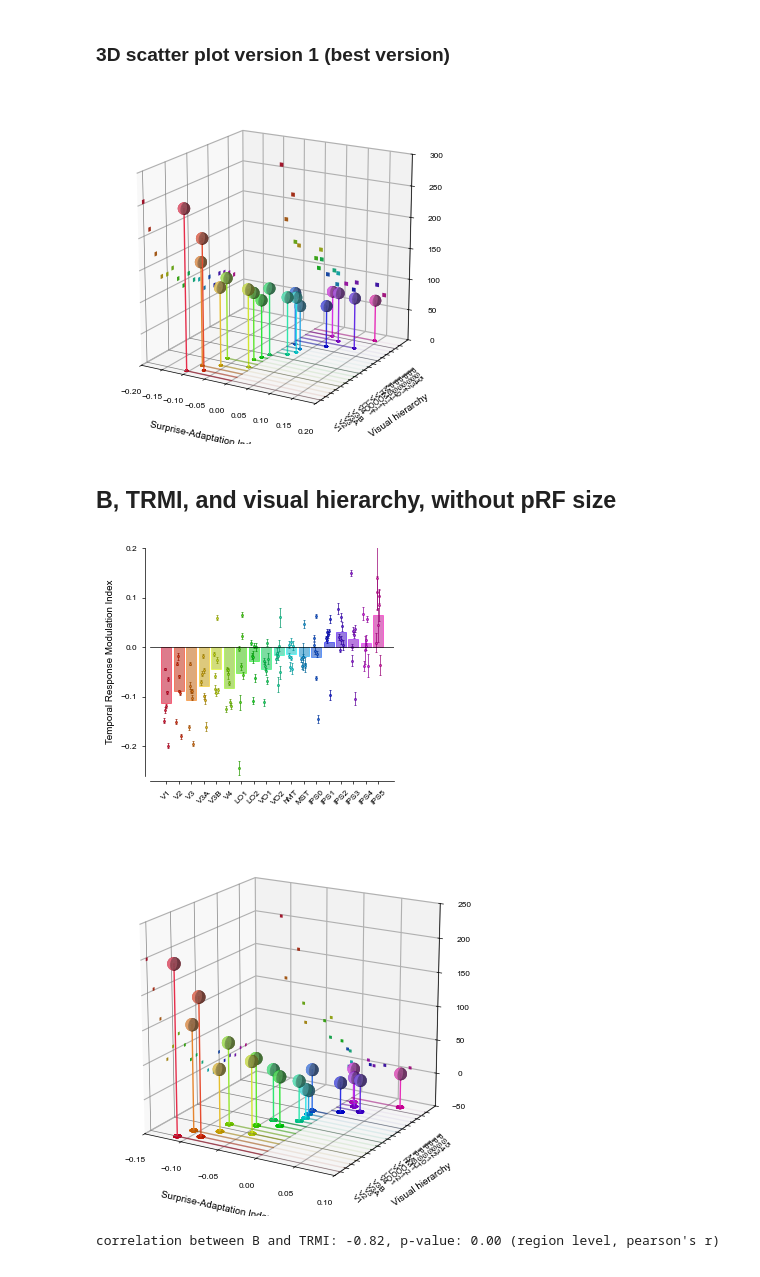
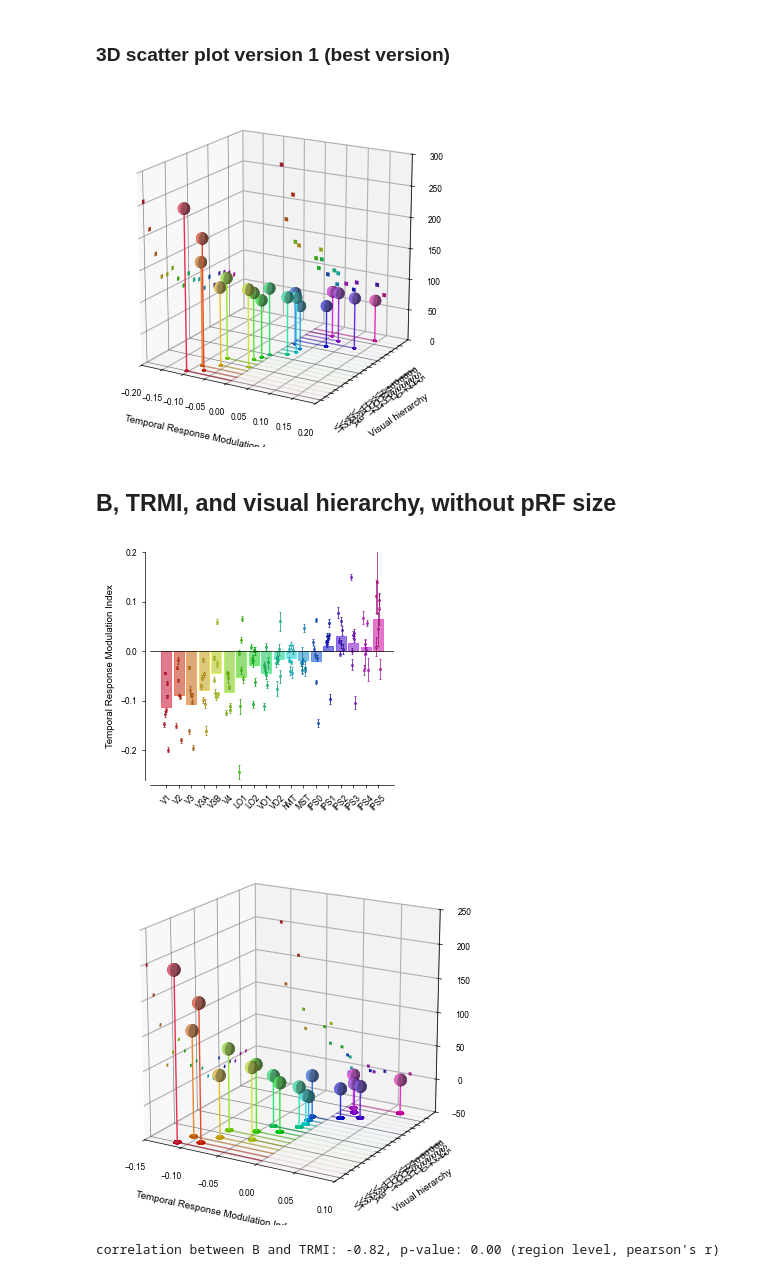
Before and after one commit to c14h19no2/pRF_expect_pub, a Jupyter notebook: pRF_expect_analysis/prf_expect/analysis/viz/vis_TRMI_on_visual_hierarchy.ipynb, the cells around one changed output. Cells and saved outputs as stored; diff of their text form; code cells hidden in the pictures.

Commit message:
just fix figure labels (TRMI)

```diff
--- a/pRF_expect_analysis/prf_expect/analysis/viz/vis_TRMI_on_visual_hierarchy.ipynb
+++ b/pRF_expect_analysis/prf_expect/analysis/viz/vis_TRMI_on_visual_hierarchy.ipynb
@@ -1253,7 +1253,7 @@ fig = plt.figure(figsize=cm_to_inch(11, 11))
 ax = fig.add_subplot(projection="3d", computed_zorder=False)
 ax.view_init(azim=300, elev=18)
 
-ax.set_xlabel("Surprise-Adaptation Index")
+ax.set_xlabel("Temporal Response Modulation Index")
 ax.set_xlim(-0.20, 0.20)
 
 ax.set_ylabel("Visual hierarchy")
@@ -1384,34 +1384,34 @@ for iroi, roi in enumerate(ROIs_list):
             [x[iroi], ax.get_xlim()[1]],
             [y[iroi], y[iroi]],
             [zmin, zmin],
             color=gist_rainbow_sampled_3[iroi],
             linewidth=1,
             zorder=2,
             alpha=0.1,
         )
     else:
         ax.plot(
             [0, ax.get_xlim()[1]],
             [y[iroi], y[iroi]],
             [zmin, zmin],
             color=gist_rainbow_sampled_3[iroi],
             linewidth=1,
             zorder=2,
             alpha=0.05,
         )
 
 plt.tight_layout()
 plt.show()
 if save_figs:
     ax.figure.savefig(
         figure_result_dir.joinpath(
             f"group_analysis-{glm_analysis_type}_space-fsaverage_B_TRMI_scatter.pdf"
         ),
         bbox_inches="tight",
         dpi=600,
     )
 # %% [output]
-[figure, old version]
+[figure, new version]
 # %% [markdown]
 ## B, TRMI, and visual hierarchy, without pRF size
 # %%
@@ -1542,7 +1542,7 @@ if save_figs:
         dpi=600,
     )
 # %% [output]
-[figure, old version]
+[figure, new version]
 # %%
 dist_from_0 = 1
 dist_from_end = 1
@@ -1552,7 +1552,7 @@ fig = plt.figure(figsize=cm_to_inch(12, 12))
 ax = fig.add_subplot(projection="3d", computed_zorder=False)
 ax.view_init(azim=300, elev=18)
 
-ax.set_xlabel("Surprise-Adaptation Index")
+ax.set_xlabel("Temporal Response Modulation Index")
 ax.set_xlim(-0.15, 0.10)
 
 ax.set_ylabel("Visual hierarchy")
@@ -1710,7 +1710,7 @@ if save_figs:
         dpi=600,
     )
 # %% [output]
-[figure, old version]
+[figure, new version]
 # %%
 correlation, pvalue = stats.pearsonr(
     pivot_table_noprf_size.B.values, pivot_table_noprf_size.TRMI.values
```
Also changed, not shown: parts of 8 cells of this notebook.
